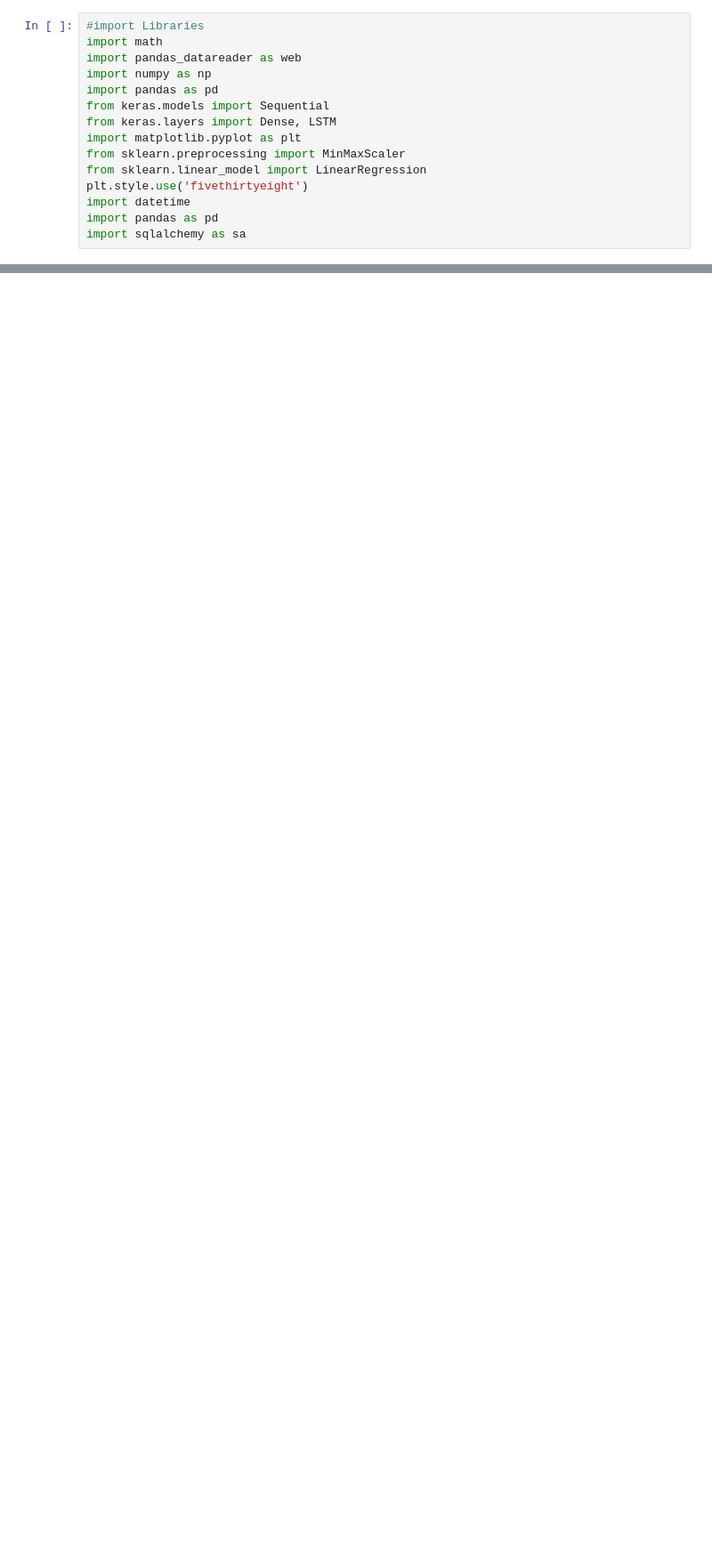
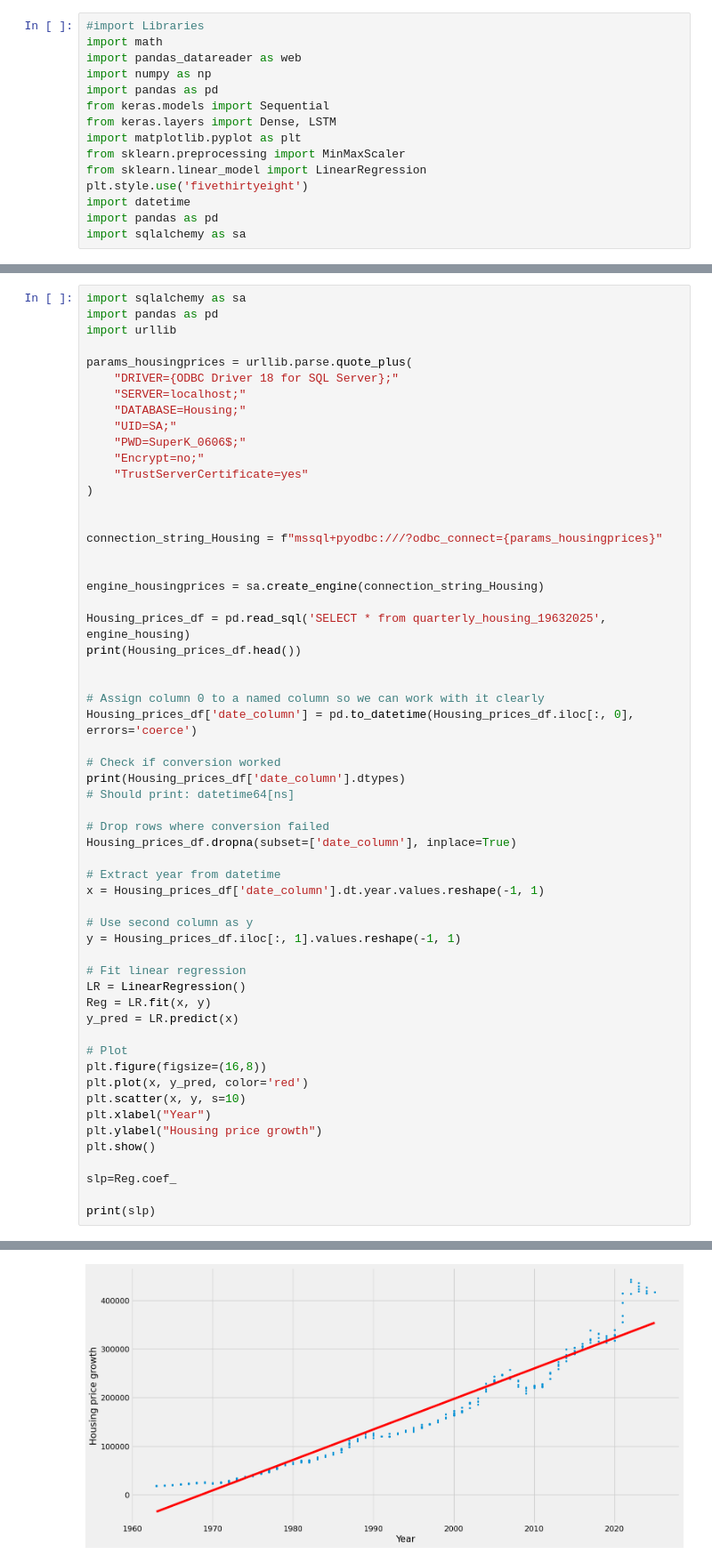
Before and after one commit to kdizil117/seniorcapstone, a Jupyter notebook: housingpricestest.ipynb, the cells around one changed output, grey strips where cells are left out. Shown at 89% size. Cells and saved outputs as stored; diff of their text form; blank space fills up the shorter version.

```diff
--- a/housingpricestest.ipynb
+++ b/housingpricestest.ipynb
@@ -276,0 +162,58 @@ ValueError: Boolean array expected for the condition, not float64
+# %%
+import sqlalchemy as sa
+import pandas as pd
+import urllib
+
+params_housingprices = urllib.parse.quote_plus(
+    "DRIVER={ODBC Driver 18 for SQL Server};"
+    "SERVER=localhost;"
+    "DATABASE=Housing;"
+    "UID=SA;"
+    "PWD=SuperK_0606$;"
+    "Encrypt=no;"
+    "TrustServerCertificate=yes"
+)
+
+
+connection_string_Housing = f"mssql+pyodbc:///?odbc_connect={params_housingprices}"
+
+
+engine_housingprices = sa.create_engine(connection_string_Housing)
+
+Housing_prices_df = pd.read_sql('SELECT * from quarterly_housing_19632025', engine_housing)
+print(Housing_prices_df.head())
+
+
+# Assign column 0 to a named column so we can work with it clearly
+Housing_prices_df['date_column'] = pd.to_datetime(Housing_prices_df.iloc[:, 0], errors='coerce')
+
+# Check if conversion worked
+print(Housing_prices_df['date_column'].dtypes)
+# Should print: datetime64[ns]
+
+# Drop rows where conversion failed
+Housing_prices_df.dropna(subset=['date_column'], inplace=True)
+
+# Extract year from datetime
+x = Housing_prices_df['date_column'].dt.year.values.reshape(-1, 1)
+
+# Use second column as y
+y = Housing_prices_df.iloc[:, 1].values.reshape(-1, 1)
+
+# Fit linear regression
+LR = LinearRegression()
+Reg = LR.fit(x, y)
+y_pred = LR.predict(x)
+
+# Plot
+plt.figure(figsize=(16,8))
+plt.plot(x, y_pred, color='red')
+plt.scatter(x, y, s=10)
+plt.xlabel("Year")
+plt.ylabel("Housing price growth")
+plt.show()
+
+slp=Reg.coef_
+
+print(slp)
+# %% [output]
@@ -276,0 +227 @@ ValueError: Boolean array expected for the condition, not float64
+[figure, added]
```
Also changed, not shown: parts of 25 cells of this notebook.
